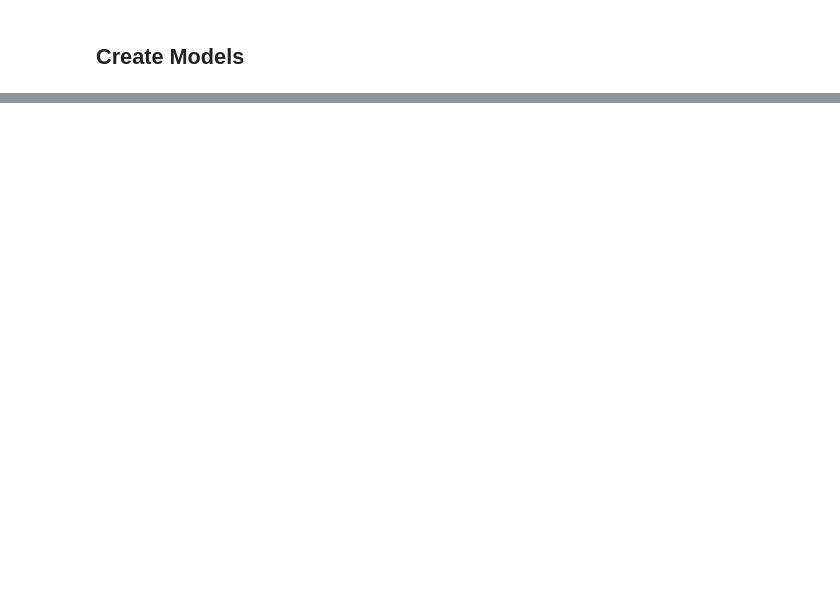
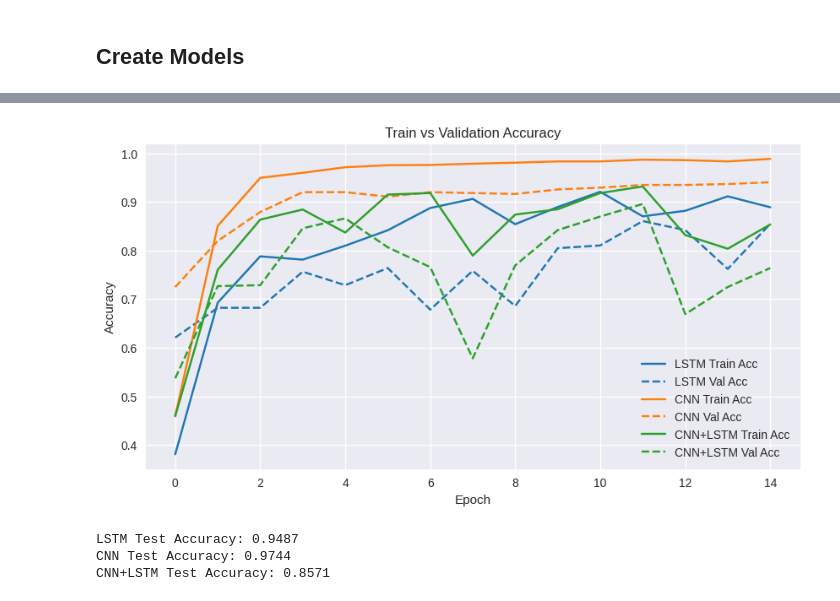
Before and after one commit to JuNYoUnGPaark/ML_2_Class, a Jupyter notebook: MHEALTH/MHEALTH_base.ipynb, the cells around one changed output, grey strips where cells are left out. Cells and saved outputs as stored; diff of their text form; code cells hidden in the pictures; blank space fills up the shorter version.

```diff
--- a/MHEALTH/MHEALTH_base.ipynb
+++ b/MHEALTH/MHEALTH_base.ipynb
@@ -484,0 +405,11 @@ plt.show()
+# %%
+device = torch.device("cuda" if torch.cuda.is_available() else "cpu")
+
+input_dim = train_dataset.tensors[0].shape[2]  # feature 개수 (N, T, C)
+num_classes = len(torch.unique(train_dataset.tensors[1]))  # y_tensor (12개)
+
+models = {
+    "LSTM": LSTMClassifier(input_dim, num_classes=num_classes).to(device),
+    "CNN": CNNClassifier(input_dim, num_classes=num_classes).to(device),
+    "CNN+LSTM": CNNLSTMClassifier(input_dim, num_classes=num_classes).to(device),
+}
@@ -484,0 +474,6 @@ plt.show()
+# %%
+histories = {}
+
+for name, model in models.items():
+    print(f"\n===== Training {name} =====")
+    histories[name] = train(model, train_loader, val_loader, epochs=15)
@@ -484,0 +498,43 @@ plt.show()
+# %%
+import matplotlib.pyplot as plt
+
+# 색상 팔레트 (모델 이름 순서에 맞춰 자동 할당)
+colors = plt.cm.tab10.colors
+
+plt.figure(figsize=(10,5))
+
+for i, (name, hist) in enumerate(histories.items()):
+    color = colors[i % len(colors)]  # 모델마다 고유 색상
+    # Train Acc (실선)
+    plt.plot(hist["train_acc"], label=f"{name} Train Acc", color=color, linestyle='-')
+    # Val Acc (점선)
+    plt.plot(hist["val_acc"], label=f"{name} Val Acc", color=color, linestyle='--')
+
+plt.xlabel("Epoch")
+plt.ylabel("Accuracy")
+plt.title("Train vs Validation Accuracy")
+plt.legend()
+plt.grid(True)
+plt.show()
+# %% [output]
+[figure, added]
+# %%
+def evaluate(model, test_loader):
+    model.eval()
+    correct, total = 0, 0
+    with torch.no_grad():
+        for xb, yb in test_loader:
+            xb, yb = xb.to(device), yb.to(device)
+            outputs = model(xb)
+            _, preds = outputs.max(1)
+            correct += preds.eq(yb).sum().item()
+            total += yb.size(0)
+    return correct / total
+
+for name, model in models.items():
+    test_acc = evaluate(model, test_loader)
+    print(f"{name} Test Accuracy: {test_acc:.4f}")
+# %% [output]
+LSTM Test Accuracy: 0.9487
+CNN Test Accuracy: 0.9744
+CNN+LSTM Test Accuracy: 0.8571
```
Also changed, not shown: parts of 18 cells of this notebook.
